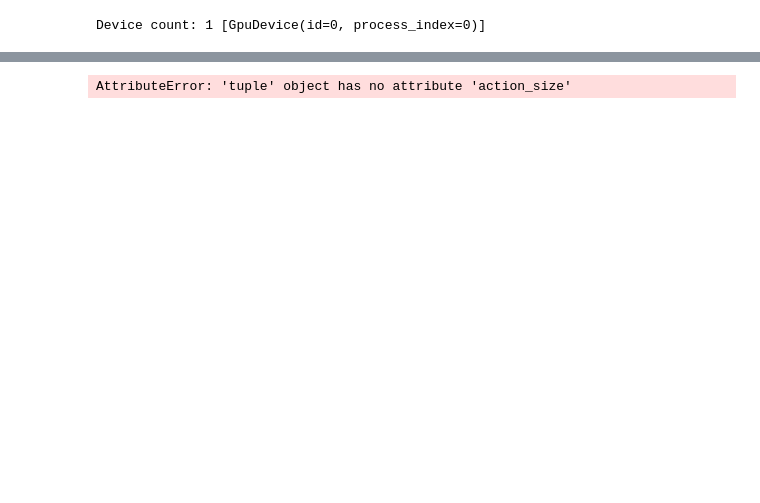
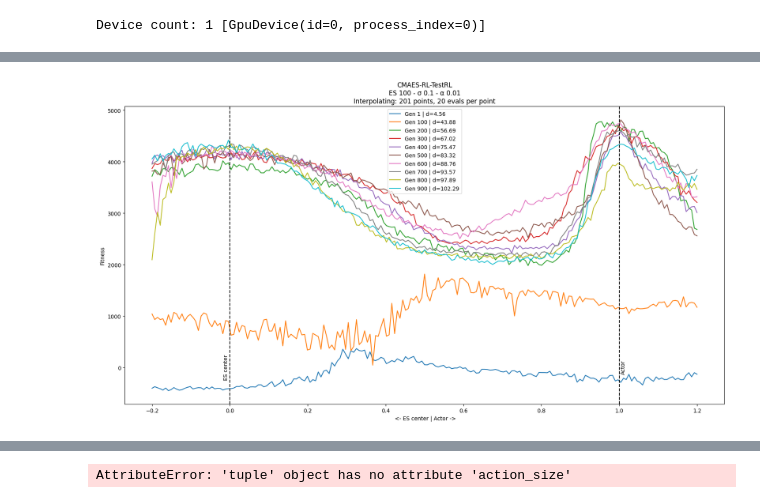
Before and after one commit to TemplierPaul/QDax, a Jupyter notebook: genomes.ipynb, the cells around one changed output, grey strips where cells are left out. Drawn from its saved outputs; the diff is of its cells as text; code cells hidden in the pictures; blank space fills up the shorter version.

```diff
--- a/genomes.ipynb
+++ b/genomes.ipynb
@@ -1,6 +0,0 @@
-# %%
-import argparse
-d = {"pop": 100}
-# Make dict into args
-args = argparse.Namespace(**d)
-args.pop
@@ -32,4 +36,4 @@ Device count: 1 [GpuDevice(id=0, process_index=0)]
 # %%
-EM = setup_es(config)
+EM = setup_es(args)
 # %% [output]
 Imported modules
@@ -49,0 +89,6 @@ wandb_run  = EM. wandb_run,
+# %%
+def distance(save_path, gen):
+    offspring_genes = jnp.load(save_path + f"/gen_{gen}_offspring.npy")
+    actor_genes = jnp.load(save_path + f"/gen_{gen}_actor.npy")
+
+    return jnp.linalg.norm(offspring_genes - actor_genes)
@@ -49,0 +139,28 @@ wandb_run  = EM. wandb_run,
+# %%
+fig, ax = plt.subplots(figsize=(20, 10))
+
+to_plot = gens[:-1]
+# to_plot = [1, 300, 700]
+
+for gen in to_plot:
+    fit = fitnesses[gen]
+    dist = distance(save_path, gen)
+    plt.plot(base_x, fit, label = f"Gen {gen} | d={dist:.2f}")
+
+# Vertical bar at 0 labeled ES center
+plt.axvline(0, color="black", linestyle="--")
+# label on x axis under the bar
+plt.text(-0.01, 0.5, "ES center", rotation=90, va="center", ha="center")
+
+# Vertical bar at 1 labeled Actor
+plt.axvline(1, color="black", linestyle="--")
+# label on x axis under the bar
+plt.text(1.01, 0.5, "Actor", rotation=90, va="center", ha="center")
+
+plt.xlabel(" <- ES center | Actor ->")
+plt.ylabel("Fitness")
+plt.title(f"{args.algo}\n{args.config}\nInterpolating: {n} points, {n_evals} evals per point")
+plt.legend()
+plt.show()
+# %% [output]
+[figure, added]
```
Also changed, not shown: parts of 30 cells of this notebook, 13 other files.
